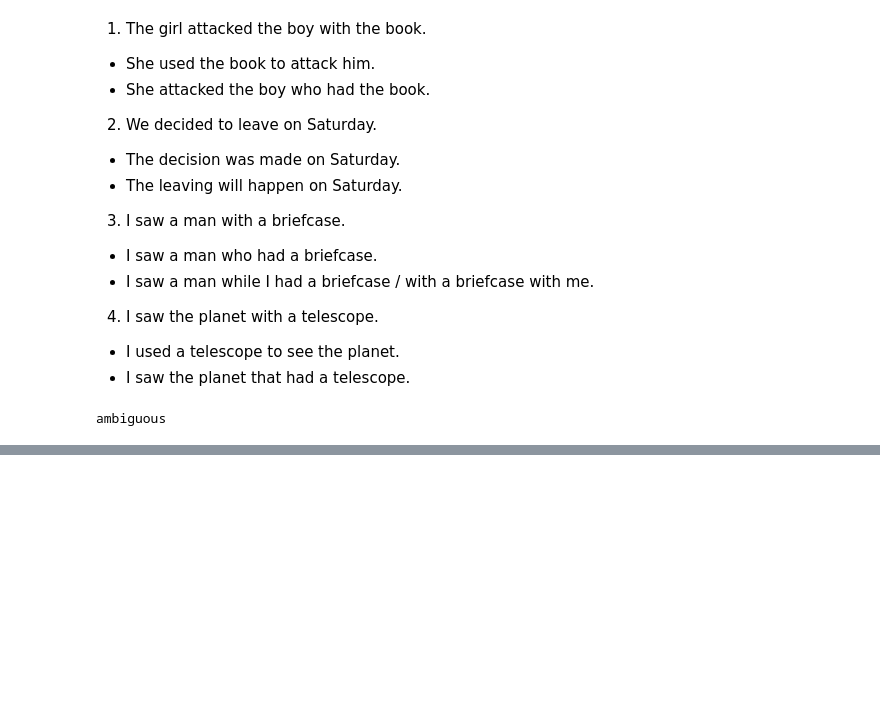
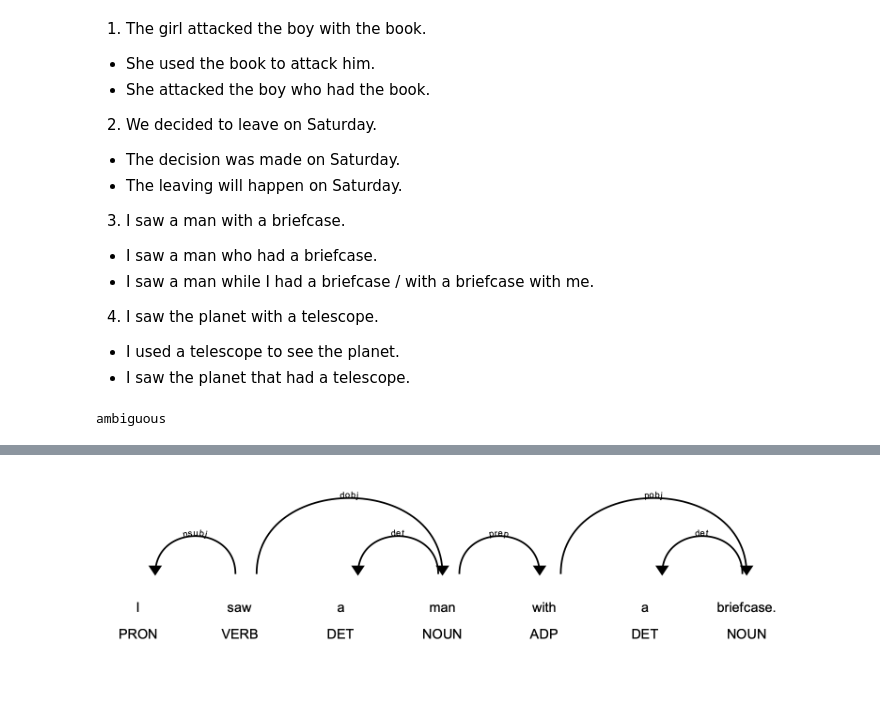
Before and after one commit to PontusNeumann/CBS-Spring26, a Jupyter notebook: NLP/NLP MA1/AM_PN_MA1.ipynb, the cells around one changed output, grey strips where cells are left out. Cells and saved outputs as stored; diff of their text form; code cells hidden in the pictures; blank space fills up the shorter version.

```diff
--- a/NLP/NLP MA1/AM_PN_MA1.ipynb
+++ b/NLP/NLP MA1/AM_PN_MA1.ipynb
@@ -60,0 +82,6 @@ ambiguous
+# %%
+from IPython.display import Image, display
+
+display(Image("Illustrations/s3.png"))
+# %% [output]
+[figure, added]
```
Also changed, not shown: parts of 6 cells of this notebook.
